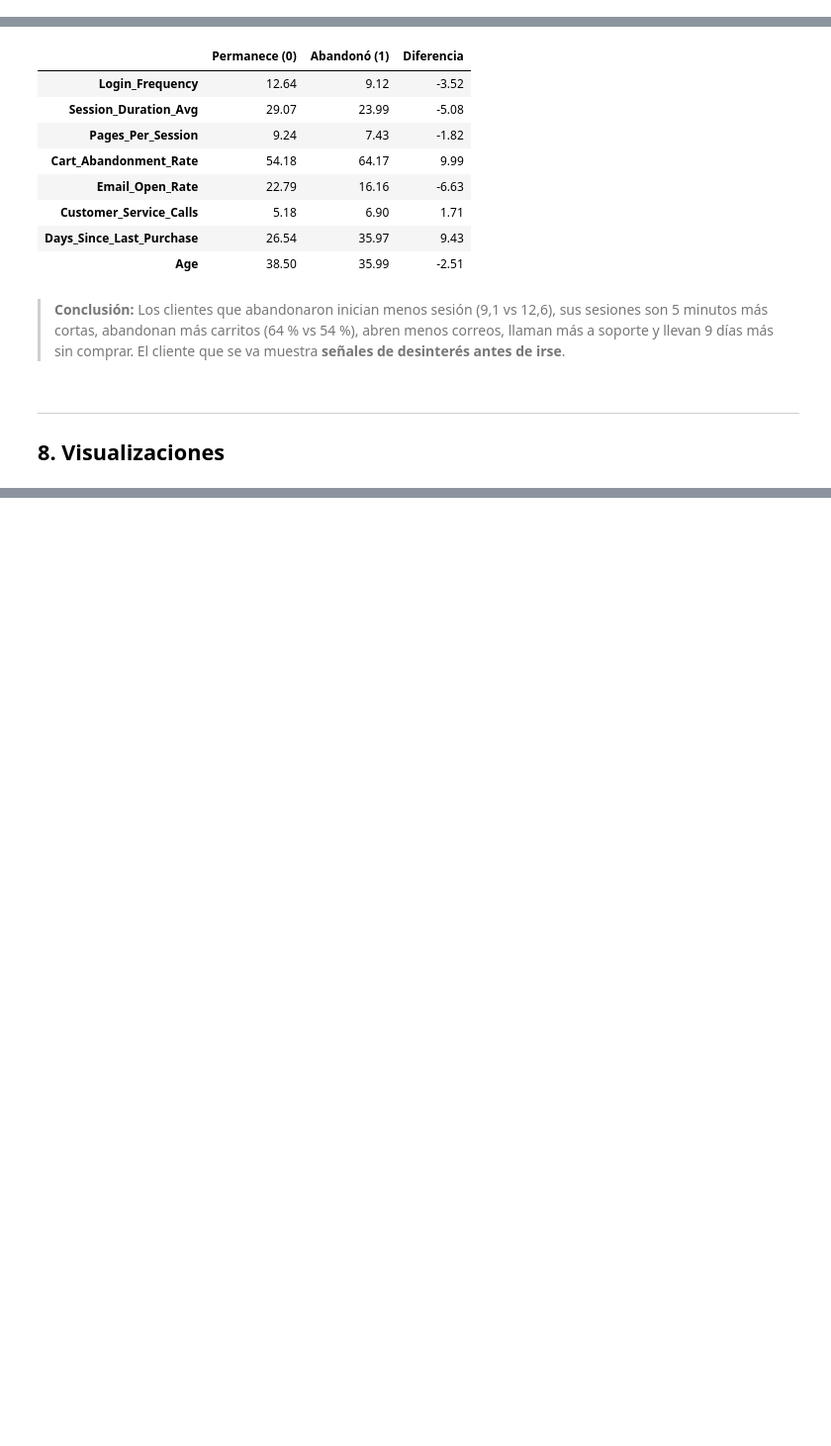
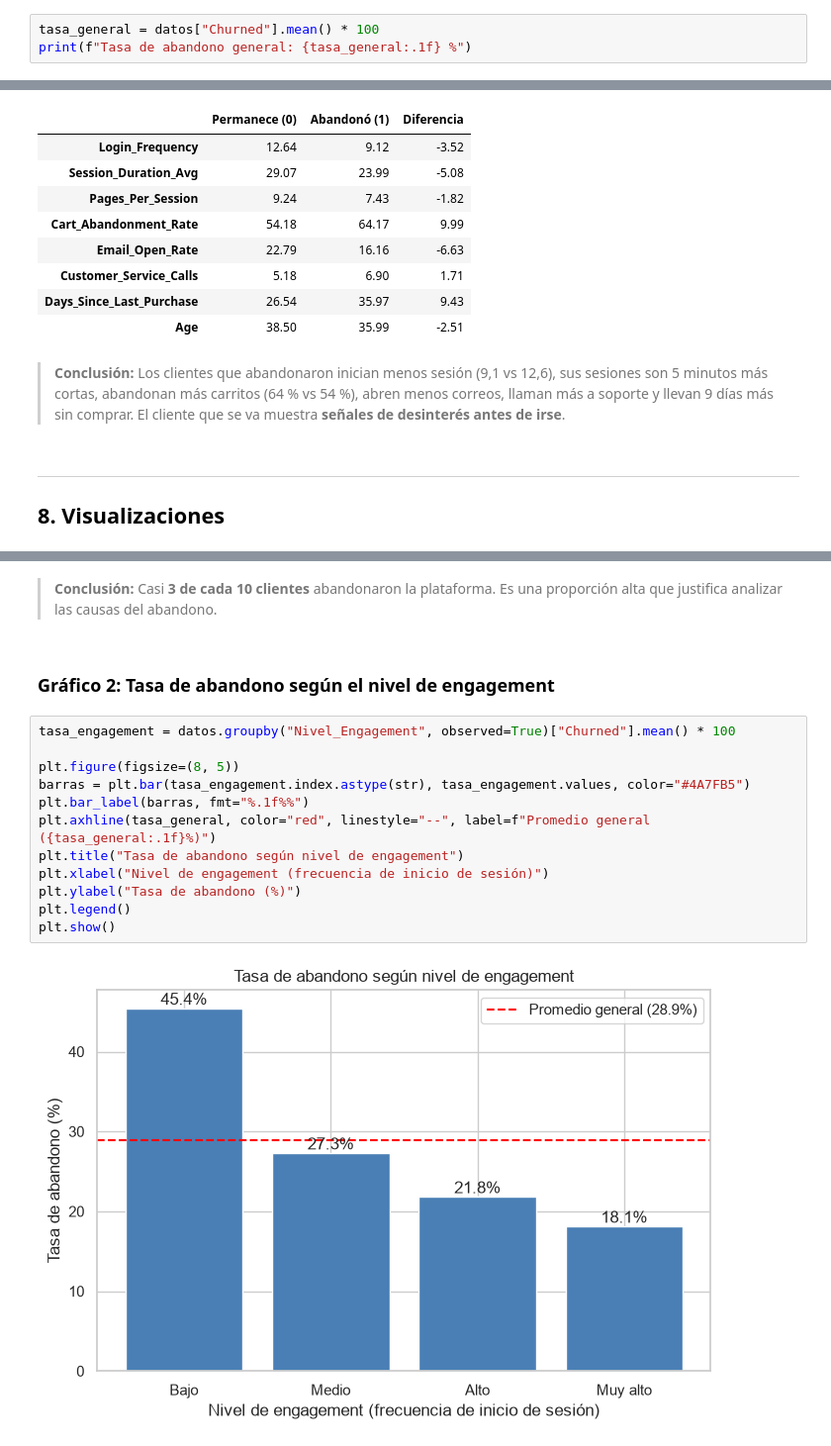
Before and after one commit to wen200729-boop/Analisis-web, a Jupyter notebook: analisis_clientes.ipynb, the cells around one changed output, grey strips where cells are left out. Shown at 99% size. Cells and saved outputs as stored; diff of their text form; blank space fills up the shorter version.

```diff
--- a/analisis_clientes.ipynb
+++ b/analisis_clientes.ipynb
@@ -516,0 +518,3 @@ datos[["Login_Frequency", "Nivel_Engagement", "Lifetime_Value", "Nivel_Valor_Cli
+# %%
+tasa_general = datos["Churned"].mean() * 100
+print(f"Tasa de abandono general: {tasa_general:.1f} %")
@@ -693,0 +708,18 @@ g5.round(2)
+# %% [markdown]
+> **Conclusión:** Casi **3 de cada 10 clientes** abandonaron la plataforma. Es una proporción alta que justifica analizar las causas del abandono.
+# %% [markdown]
+### Gráfico 2: Tasa de abandono según el nivel de engagement
+# %%
+tasa_engagement = datos.groupby("Nivel_Engagement", observed=True)["Churned"].mean() * 100
+
+plt.figure(figsize=(8, 5))
+barras = plt.bar(tasa_engagement.index.astype(str), tasa_engagement.values, color="#4A7FB5")
+plt.bar_label(barras, fmt="%.1f%%")
+plt.axhline(tasa_general, color="red", linestyle="--", label=f"Promedio general ({tasa_general:.1f}%)")
+plt.title("Tasa de abandono según nivel de engagement")
+plt.xlabel("Nivel de engagement (frecuencia de inicio de sesión)")
+plt.ylabel("Tasa de abandono (%)")
+plt.legend()
+plt.show()
+# %% [output]
+[figure, added]
```
Also changed, not shown: parts of 16 cells of this notebook.
